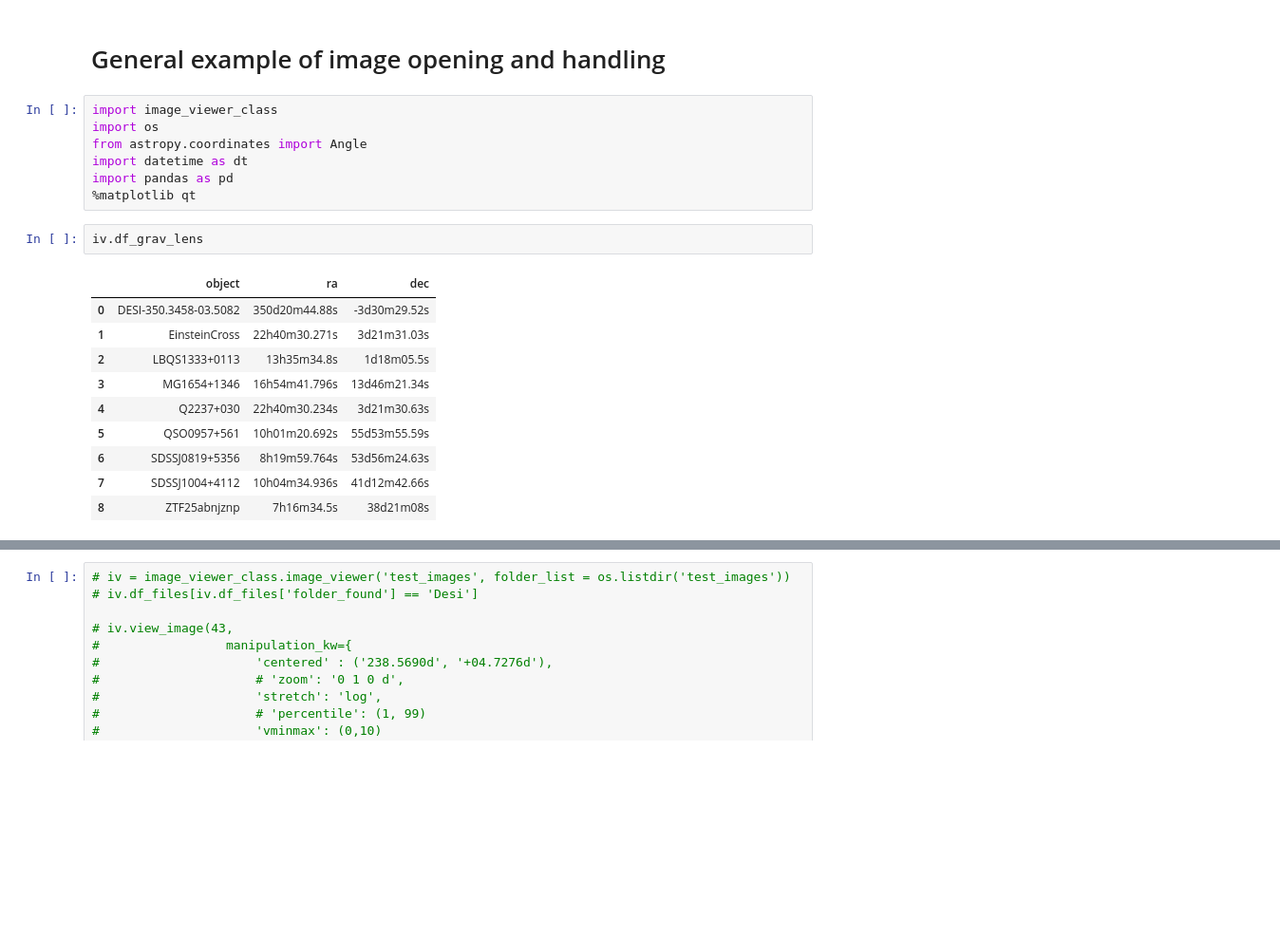
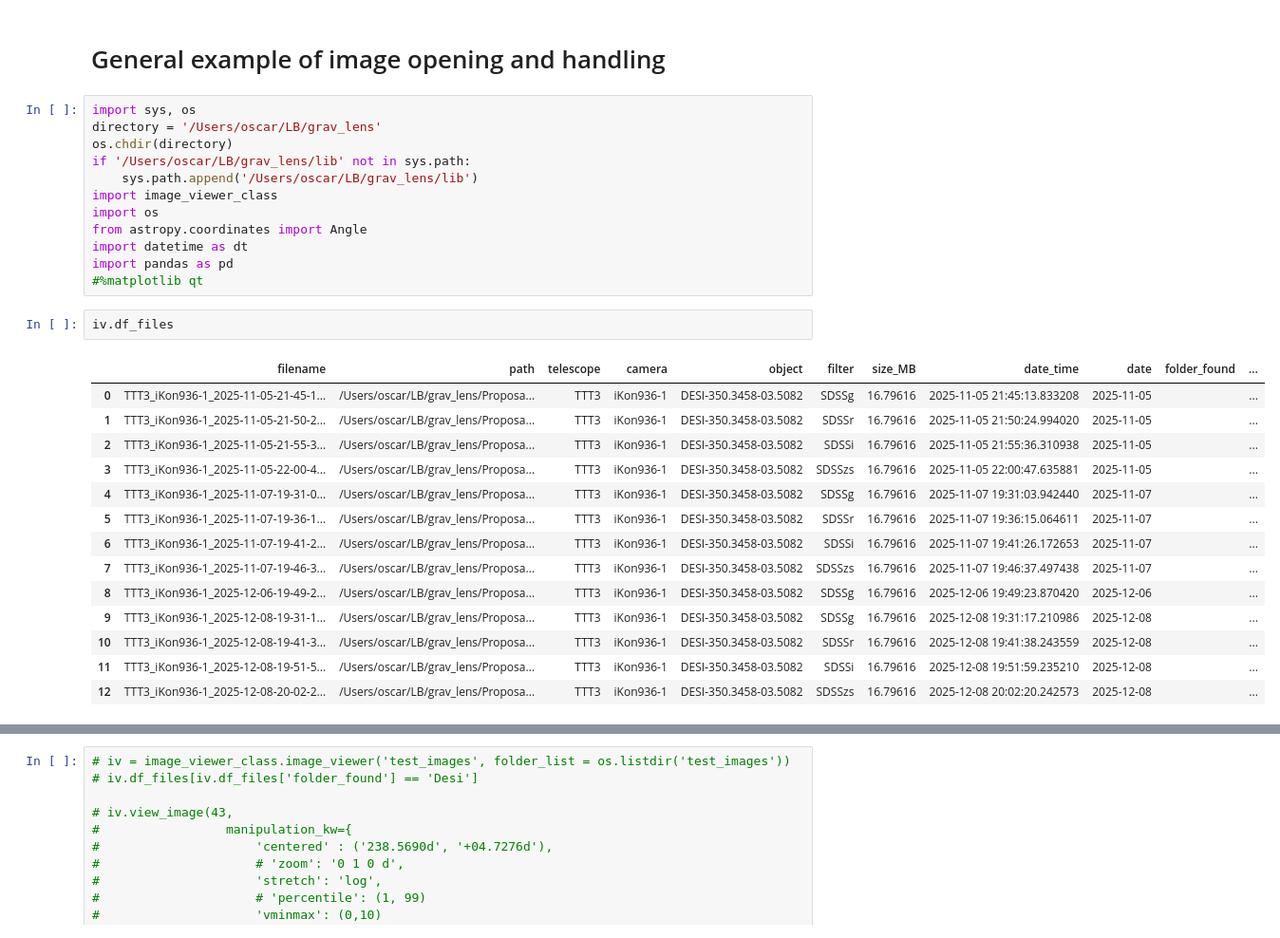
Before and after one commit to oscar-s-p/grav_lens, a Jupyter notebook: scripts/opening_images.ipynb, the cells around one changed output, grey strips where cells are left out. Shown at 95% size. Cells and saved outputs as stored; diff of their text form; blank space fills up the shorter version.

Commit message:
Improved datafile filtering for historical data base

```diff
--- a/scripts/opening_images.ipynb
+++ b/scripts/opening_images.ipynb
@@ -1,25 +1,34 @@
 # %% [markdown]
 # General example of image opening and handling
 # %%
+import sys, os
+directory = '/Users/oscar/LB/grav_lens'
+os.chdir(directory)
+if '/Users/oscar/LB/grav_lens/lib' not in sys.path:
+    sys.path.append('/Users/oscar/LB/grav_lens/lib')
 import image_viewer_class
 import os
 from astropy.coordinates import Angle
 import datetime as dt
 import pandas as pd
-%matplotlib qt
+#%matplotlib qt
 # %%
-iv.df_grav_lens
+iv.df_files
 # %% [output]
-|  | object | ra | dec |
-| 0 | DESI-350.3458-03.5082 | 350d20m44.88s | -3d30m29.52s |
-| 1 | EinsteinCross | 22h40m30.271s | 3d21m31.03s |
-| 2 | LBQS1333+0113 | 13h35m34.8s | 1d18m05.5s |
-| 3 | MG1654+1346 | 16h54m41.796s | 13d46m21.34s |
-| 4 | Q2237+030 | 22h40m30.234s | 3d21m30.63s |
-| 5 | QSO0957+561 | 10h01m20.692s | 55d53m55.59s |
-| 6 | SDSSJ0819+5356 | 8h19m59.764s | 53d56m24.63s |
-| 7 | SDSSJ1004+4112 | 10h04m34.936s | 41d12m42.66s |
-| 8 | ZTF25abnjznp | 7h16m34.5s | 38d21m08s |
+|  | filename | path | telescope | camera | object | filter | size_MB | date_time | date | folder_found | ... |
+| 0 | TTT3_iKon936-1_2025-11-05-21-45-1... | /Users/oscar/LB/grav_lens/Proposa... | TTT3 | iKon936-1 | DESI-350.3458-03.5082 | SDSSg | 16.79616 | 2025-11-05 21:45:13.833208 | 2025-11-05 |  | ... |
+| 1 | TTT3_iKon936-1_2025-11-05-21-50-2... | /Users/oscar/LB/grav_lens/Proposa... | TTT3 | iKon936-1 | DESI-350.3458-03.5082 | SDSSr | 16.79616 | 2025-11-05 21:50:24.994020 | 2025-11-05 |  | ... |
+| 2 | TTT3_iKon936-1_2025-11-05-21-55-3... | /Users/oscar/LB/grav_lens/Proposa... | TTT3 | iKon936-1 | DESI-350.3458-03.5082 | SDSSi | 16.79616 | 2025-11-05 21:55:36.310938 | 2025-11-05 |  | ... |
+| 3 | TTT3_iKon936-1_2025-11-05-22-00-4... | /Users/oscar/LB/grav_lens/Proposa... | TTT3 | iKon936-1 | DESI-350.3458-03.5082 | SDSSzs | 16.79616 | 2025-11-05 22:00:47.635881 | 2025-11-05 |  | ... |
+| 4 | TTT3_iKon936-1_2025-11-07-19-31-0... | /Users/oscar/LB/grav_lens/Proposa... | TTT3 | iKon936-1 | DESI-350.3458-03.5082 | SDSSg | 16.79616 | 2025-11-07 19:31:03.942440 | 2025-11-07 |  | ... |
+| 5 | TTT3_iKon936-1_2025-11-07-19-36-1... | /Users/oscar/LB/grav_lens/Proposa... | TTT3 | iKon936-1 | DESI-350.3458-03.5082 | SDSSr | 16.79616 | 2025-11-07 19:36:15.064611 | 2025-11-07 |  | ... |
+| 6 | TTT3_iKon936-1_2025-11-07-19-41-2... | /Users/oscar/LB/grav_lens/Proposa... | TTT3 | iKon936-1 | DESI-350.3458-03.5082 | SDSSi | 16.79616 | 2025-11-07 19:41:26.172653 | 2025-11-07 |  | ... |
+| 7 | TTT3_iKon936-1_2025-11-07-19-46-3... | /Users/oscar/LB/grav_lens/Proposa... | TTT3 | iKon936-1 | DESI-350.3458-03.5082 | SDSSzs | 16.79616 | 2025-11-07 19:46:37.497438 | 2025-11-07 |  | ... |
+| 8 | TTT3_iKon936-1_2025-12-06-19-49-2... | /Users/oscar/LB/grav_lens/Proposa... | TTT3 | iKon936-1 | DESI-350.3458-03.5082 | SDSSg | 16.79616 | 2025-12-06 19:49:23.870420 | 2025-12-06 |  | ... |
+| 9 | TTT3_iKon936-1_2025-12-08-19-31-1... | /Users/oscar/LB/grav_lens/Proposa... | TTT3 | iKon936-1 | DESI-350.3458-03.5082 | SDSSg | 16.79616 | 2025-12-08 19:31:17.210986 | 2025-12-08 |  | ... |
+| 10 | TTT3_iKon936-1_2025-12-08-19-41-3... | /Users/oscar/LB/grav_lens/Proposa... | TTT3 | iKon936-1 | DESI-350.3458-03.5082 | SDSSr | 16.79616 | 2025-12-08 19:41:38.243559 | 2025-12-08 |  | ... |
+| 11 | TTT3_iKon936-1_2025-12-08-19-51-5... | /Users/oscar/LB/grav_lens/Proposa... | TTT3 | iKon936-1 | DESI-350.3458-03.5082 | SDSSi | 16.79616 | 2025-12-08 19:51:59.235210 | 2025-12-08 |  | ... |
+| 12 | TTT3_iKon936-1_2025-12-08-20-02-2... | /Users/oscar/LB/grav_lens/Proposa... | TTT3 | iKon936-1 | DESI-350.3458-03.5082 | SDSSzs | 16.79616 | 2025-12-08 20:02:20.242573 | 2025-12-08 |  | ... |
 # %%
 object = 'SN2025afcy'
 
```
Also changed, not shown: parts of 4 cells of this notebook, 2 other files.
